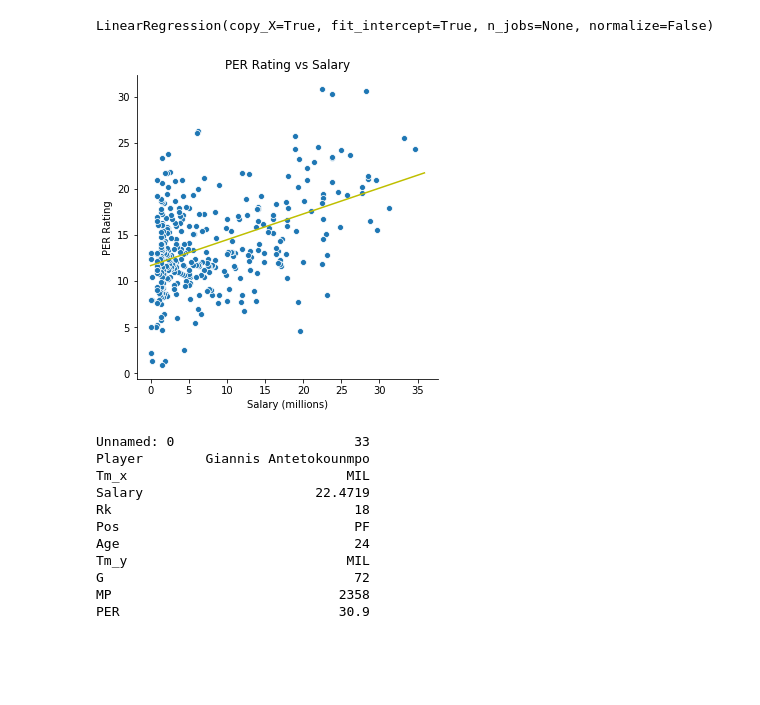
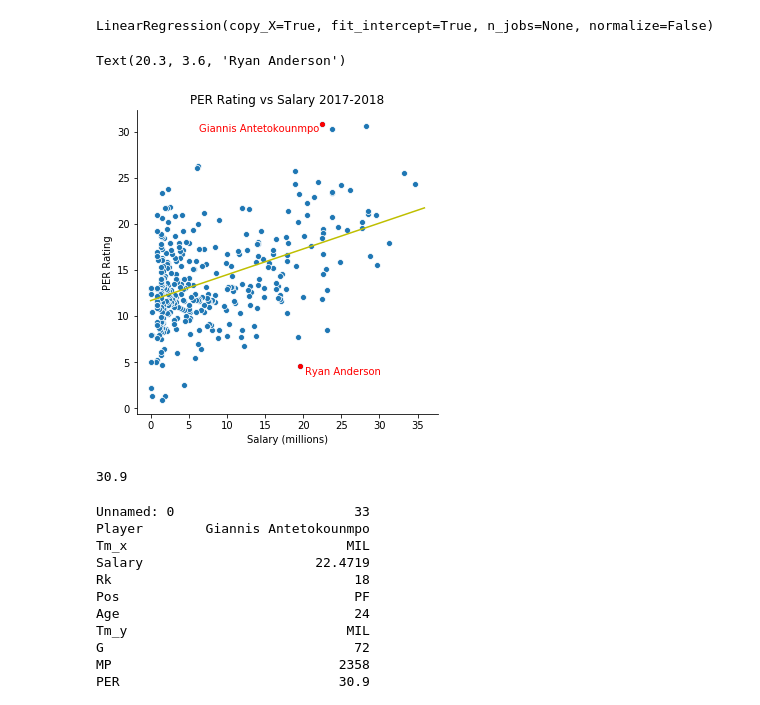
Before and after one commit to LambdaSchool/DS-Unit-1-Sprint-5-Data-Storytelling-Blog-Post, a Jupyter notebook: NBA_salary_analysis.ipynb, the cells around one changed output. Drawn from its saved outputs; the diff is of its cells as text; code cells hidden in the pictures; blank space fills up the shorter version.

```diff
--- a/NBA_salary_analysis.ipynb
+++ b/NBA_salary_analysis.ipynb
@@ -165,26 +165,37 @@ LinearRegression(copy_X=True, fit_intercept=True, n_jobs=None, normalize=False)
 # %%
 predictions = model.predict
 
 salary = [[s/10] for s in range(360)]
 predictions = model.predict(salary)
 
 sns.relplot(x='Salary', y='PER', data=merged);
 
 #plot data
 plt.plot(salary,predictions,color='y');
 
 #labels
-plt.title('PER Rating vs Salary')
+plt.title('PER Rating vs Salary 2017-2018')
 plt.xlabel('Salary (millions)');
 plt.ylabel('PER Rating');
+
+plt.plot(merged.loc[idx_underpaid]['Salary'],merged.loc[idx_underpaid]['PER'],marker='.',color='r',markersize=8);
+plt.plot(merged.loc[idx_overpaid]['Salary'],merged.loc[idx_overpaid]['PER'],marker='.',color='r',markersize=8);
+
+plt.text(6.4,30, "Giannis Antetokounmpo", fontsize=10, color='r')
+plt.text(20.3,3.6, "Ryan Anderson", fontsize=10, color='r')
 # %% [output]
+Text(20.3, 3.6, 'Ryan Anderson')
-[figure, old version]
+[figure, new version]
 # %%
 idx_overpaid  = (merged['PER']-model.predict(merged[['Salary']])).idxmin(axis=0)
 
 idx_underpaid = (merged['PER']-model.predict(merged[['Salary']])).idxmax(axis=0)
 
 merged['error']=merged['PER']-model.predict(merged[['Salary']])
+# %%
+merged.loc[idx_underpaid]['PER']
+# %% [output]
+30.9
 # %%
 # The most underpaid player
 
```
Also changed, not shown: parts of 2 cells of this notebook.
